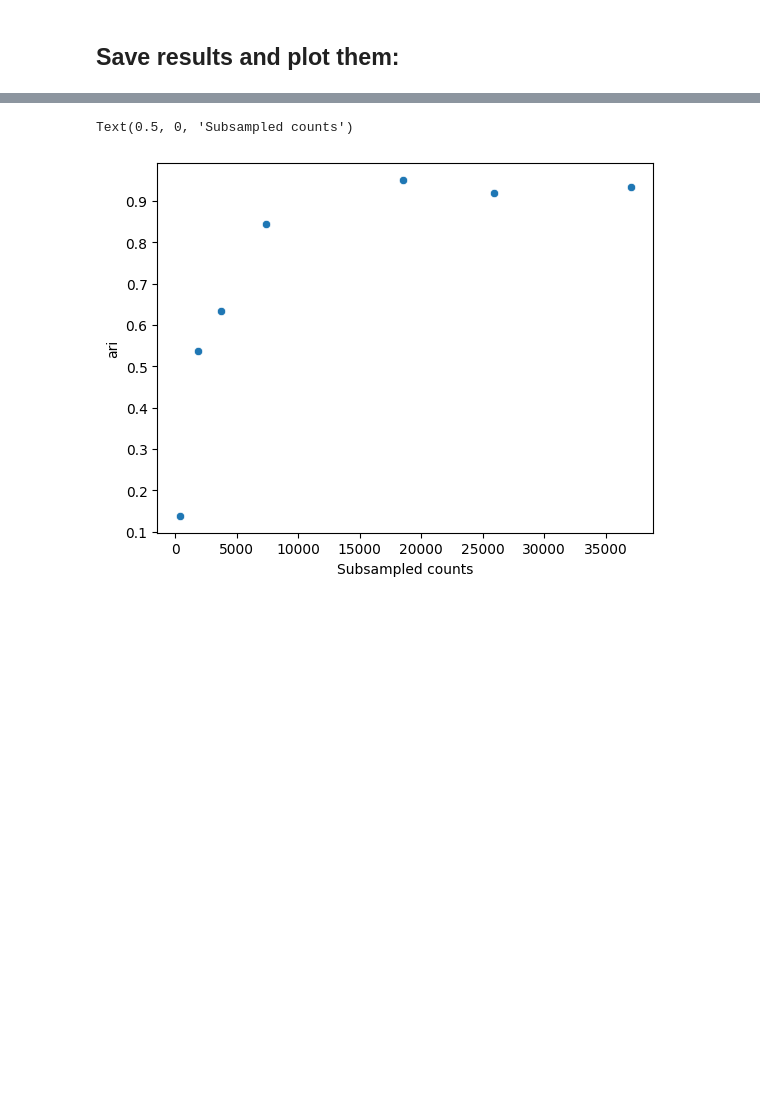
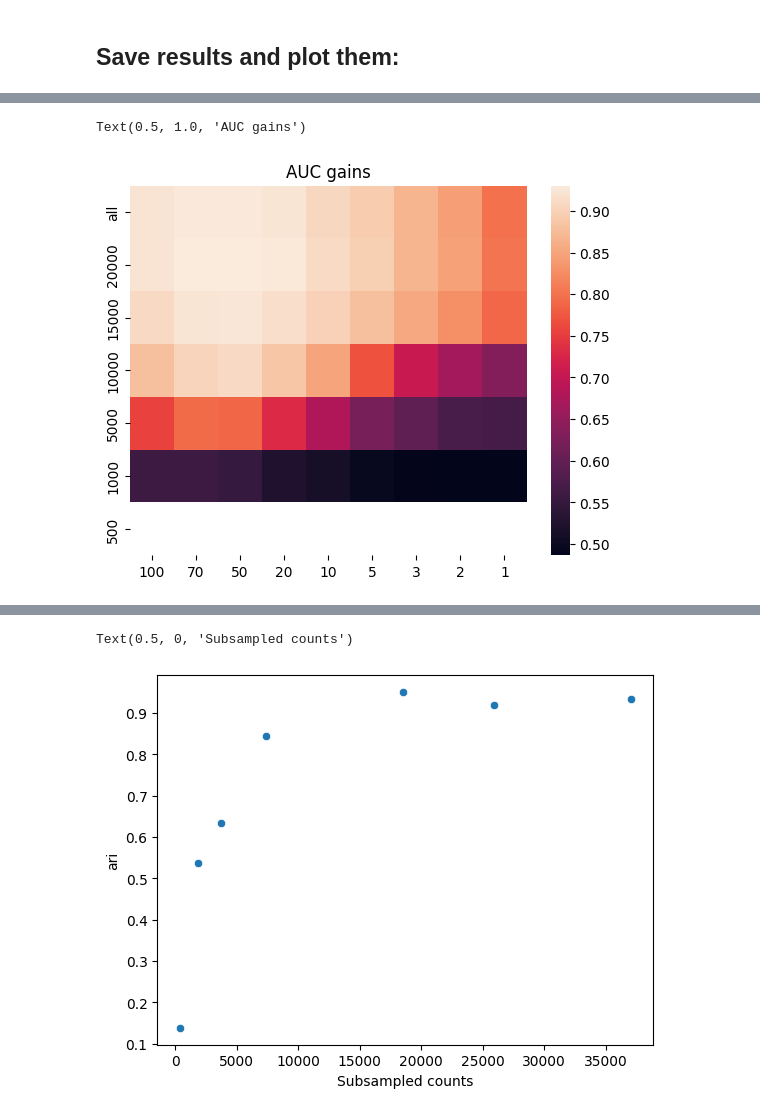
Before and after one commit to Moldia/InSituCNV, a Jupyter notebook: Figure2/04_Compare_results_using_metrics/batch_evaluation_of_simulations.ipynb, the cells around one changed output, grey strips where cells are left out. Saved outputs shown, nothing was run; the diff lists cells and outputs as text; code cells hidden in the pictures; blank space fills up the shorter version.

```diff
--- a/Figure2/04_Compare_results_using_metrics/batch_evaluation_of_simulations.ipynb
+++ b/Figure2/04_Compare_results_using_metrics/batch_evaluation_of_simulations.ipynb
@@ -183,0 +253,7 @@ results.to_csv(os.path.join(saving_path,'metrics_cnv_inference_across_counts.csv
+# %%
+AUC_gains=create_condensed_dataframe(results_1,'AUC_gains')
+sns.heatmap(AUC_gains.astype(float))
+plt.title('AUC gains')
+# %% [output]
+Text(0.5, 1.0, 'AUC gains')
+[figure, added]
```
Also changed, not shown: parts of 16 cells of this notebook, 1 other file.
